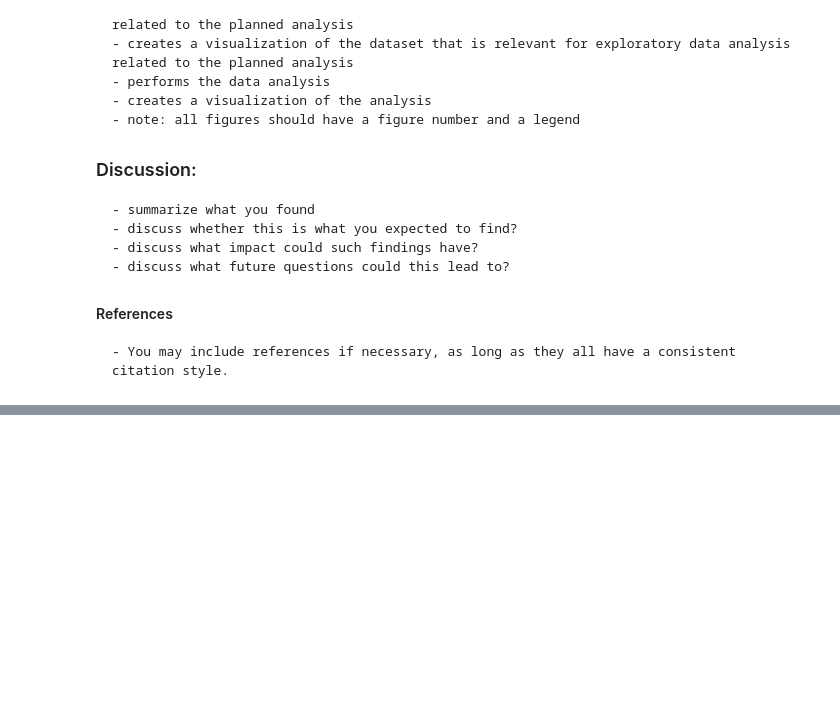
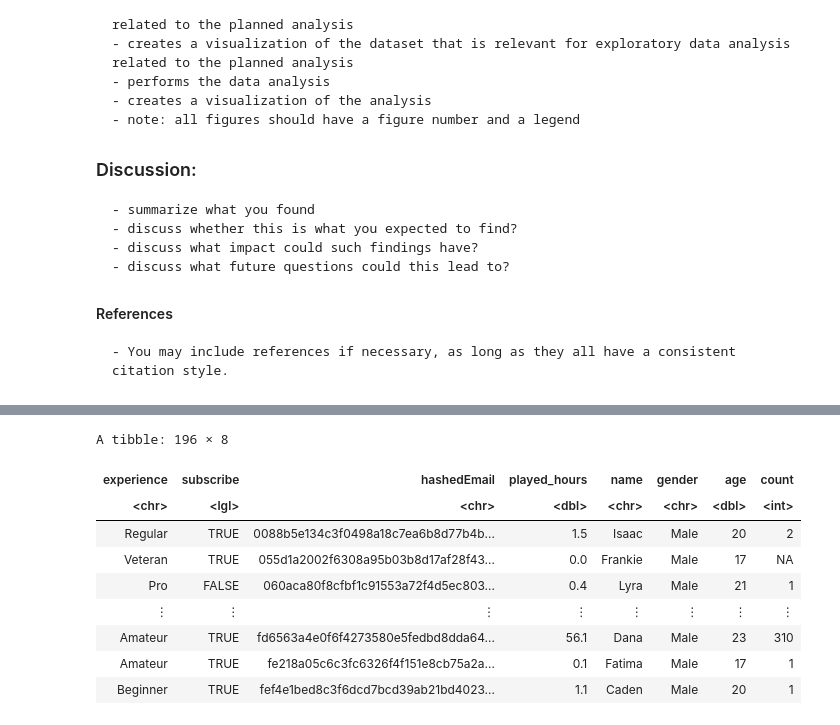
Before and after one commit to xlaure/Plaicraft_Project, a Jupyter notebook: project_final_report.ipynb, the cells around one changed output, grey strips where cells are left out. Cells and saved outputs as stored; diff of their text form; code cells hidden in the pictures; blank space fills up the shorter version.

Commit message:
Data wrangling
Counts, combine both data sets

```diff
--- a/project_final_report.ipynb
+++ b/project_final_report.ipynb
@@ -99,3 +99,19 @@ A spec_tbl_df: 1535 × 5
 | fd6563a4e0f6f4273580e5fedbd8dda64... | 28/07/2024 15:36 | 28/07/2024 15:57 | 1.72218e+12 | 1.72218e+12 |
 | fd6563a4e0f6f4273580e5fedbd8dda64... | 25/07/2024 06:15 | 25/07/2024 06:22 | 1.72189e+12 | 1.72189e+12 |
 | 36d9cbb4c6bc0c1a6911436d2da0d09ec... | 20/05/2024 02:26 | 20/05/2024 02:45 | 1.71617e+12 | 1.71617e+12 |
+# %%
+# Data Wrangling
+# Sessions dataset
+# Convert `start_time` and `end_time` to readable datetime
+sessions_data <- sessions |>
+  mutate(
+    start_time = dmy_hm(start_time, tz = "UTC"),
+    end_time = dmy_hm(end_time, tz = "UTC"),
+  )
+
+# Players dataset
+# Only use columns with values
+players_data <- players |>
+    select(experience:age)
+sessions_data
+players_data
@@ -101,0 +139,21 @@ A spec_tbl_df: 1535 × 5
+# %%
+# Combine both datasets
+session_counts <- sessions_data |>
+    group_by(hashedEmail) |>
+    summarize(count = n())
+
+# Join the session counts to players_data based on hashedEmail
+set3 <- players_data |>
+    left_join(session_counts, by = "hashedEmail")
+set3
+# %% [output]
+A tibble: 196 × 8
+| experience | subscribe | hashedEmail | played_hours | name | gender | age | count |
+| <chr> | <lgl> | <chr> | <dbl> | <chr> | <chr> | <dbl> | <int> |
+| Regular | TRUE | 0088b5e134c3f0498a18c7ea6b8d77b4b... | 1.5 | Isaac | Male | 20 | 2 |
+| Veteran | TRUE | 055d1a2002f6308a95b03b8d17af28f43... | 0.0 | Frankie | Male | 17 | NA |
+| Pro | FALSE | 060aca80f8cfbf1c91553a72f4d5ec803... | 0.4 | Lyra | Male | 21 | 1 |
+| ⋮ | ⋮ | ⋮ | ⋮ | ⋮ | ⋮ | ⋮ | ⋮ |
+| Amateur | TRUE | fd6563a4e0f6f4273580e5fedbd8dda64... | 56.1 | Dana | Male | 23 | 310 |
+| Amateur | TRUE | fe218a05c6c3fc6326f4f151e8cb75a2a... | 0.1 | Fatima | Male | 17 | 1 |
+| Beginner | TRUE | fef4e1bed8c3f6dcd7bcd39ab21bd4023... | 1.1 | Caden | Male | 20 | 1 |
```
Also changed, not shown: parts of 2 cells of this notebook.
